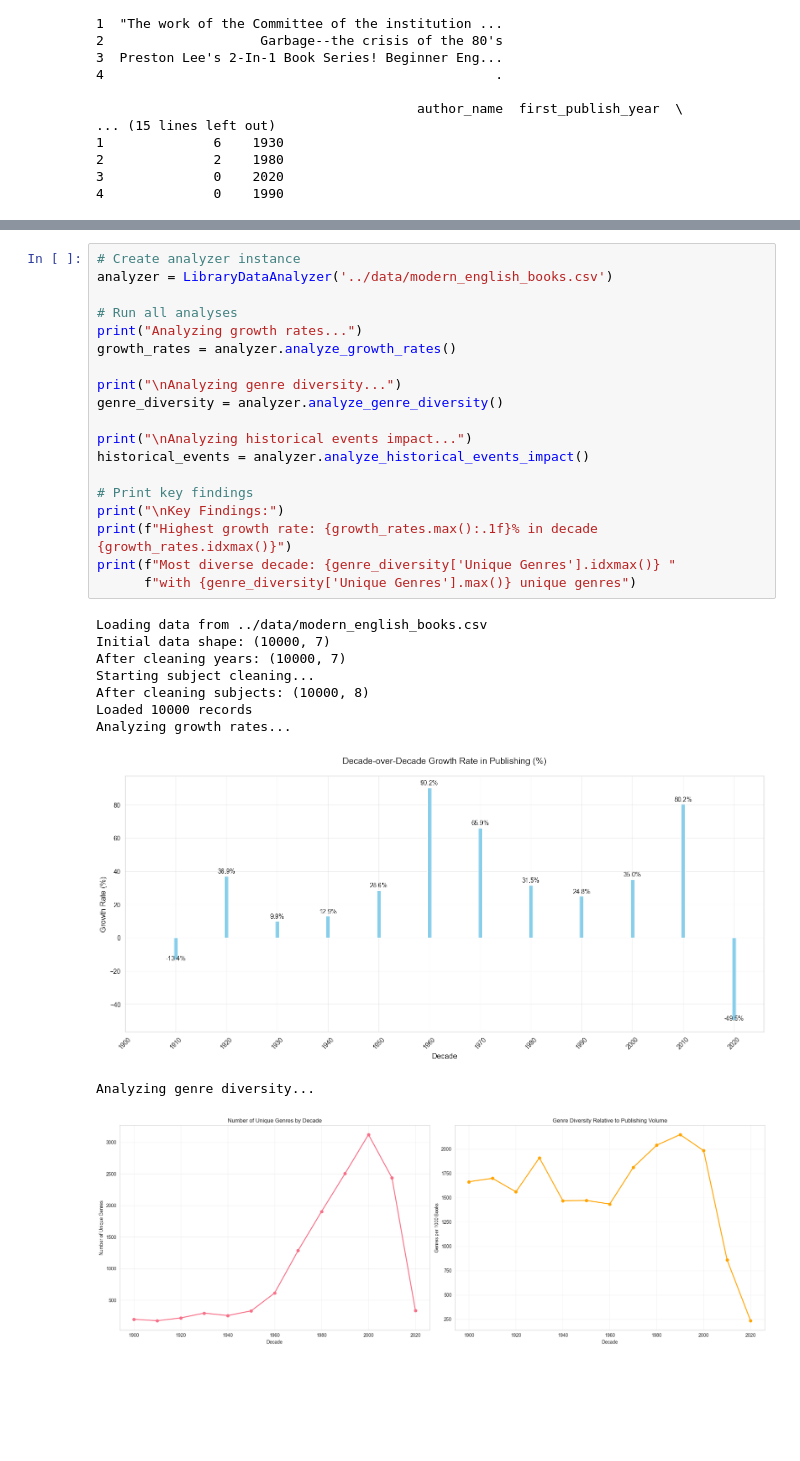
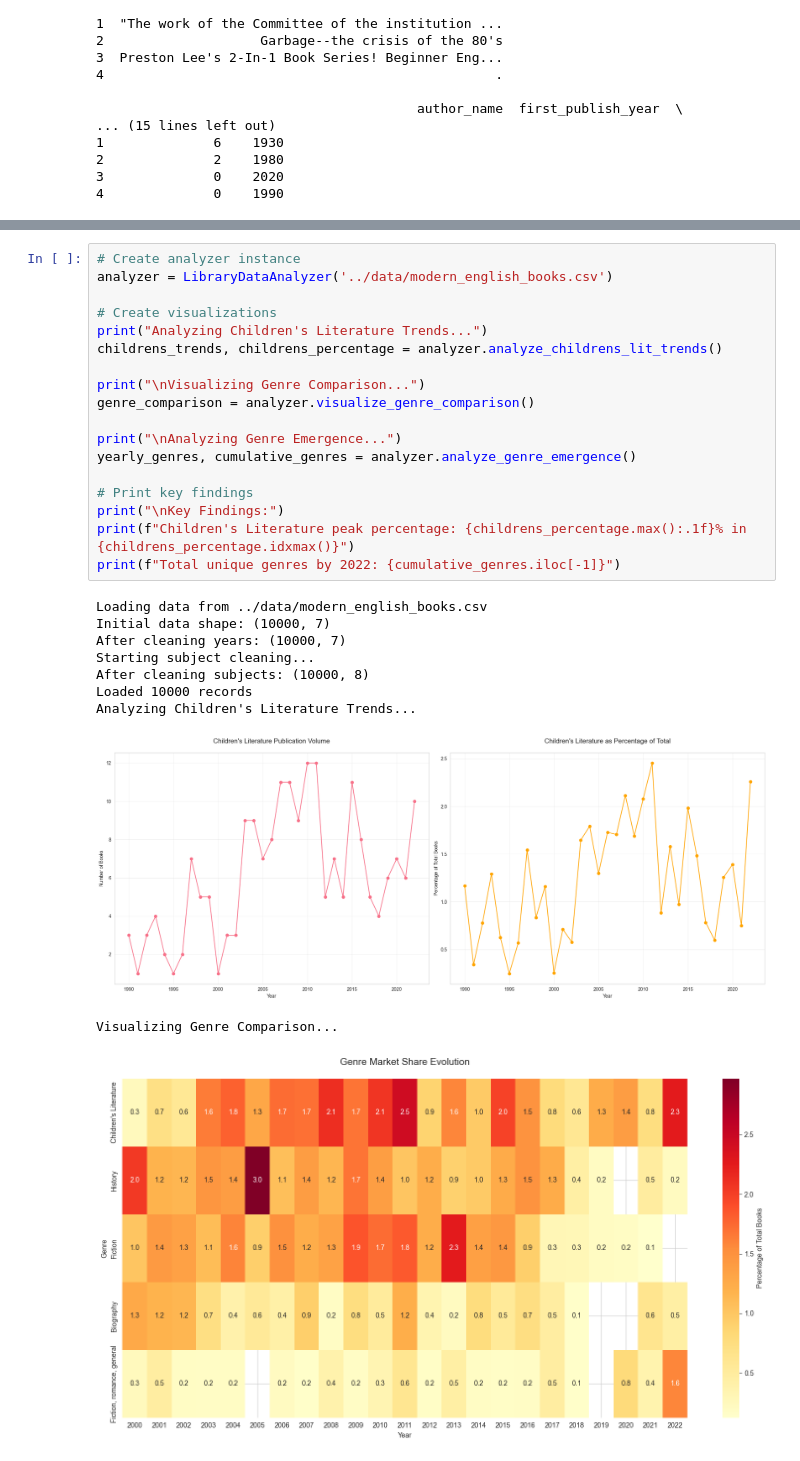
Before and after one commit to christiemegill/book_publishing_analysis, a Jupyter notebook: notebooks/publishing_evolution_analysis.ipynb, the cells around one changed output, grey strips where cells are left out. Cells and saved outputs as stored; diff of their text form; blank space fills up the shorter version.

```diff
--- a/notebooks/publishing_evolution_analysis.ipynb
+++ b/notebooks/publishing_evolution_analysis.ipynb
@@ -336,30 +308,29 @@ class LibraryDataAnalyzer:
 # %%
 # Create analyzer instance
 analyzer = LibraryDataAnalyzer('../data/modern_english_books.csv')
 
-# Run all analyses
-print("Analyzing growth rates...")
-growth_rates = analyzer.analyze_growth_rates()
+# Create visualizations
+print("Analyzing Children's Literature Trends...")
+childrens_trends, childrens_percentage = analyzer.analyze_childrens_lit_trends()
 
-print("\nAnalyzing genre diversity...")
-genre_diversity = analyzer.analyze_genre_diversity()
+print("\nVisualizing Genre Comparison...")
+genre_comparison = analyzer.visualize_genre_comparison()
 
-print("\nAnalyzing historical events impact...")
-historical_events = analyzer.analyze_historical_events_impact()
+print("\nAnalyzing Genre Emergence...")
+yearly_genres, cumulative_genres = analyzer.analyze_genre_emergence()
 
 # Print key findings
 print("\nKey Findings:")
-print(f"Highest growth rate: {growth_rates.max():.1f}% in decade {growth_rates.idxmax()}")
-print(f"Most diverse decade: {genre_diversity['Unique Genres'].idxmax()} "
-      f"with {genre_diversity['Unique Genres'].max()} unique genres")
+print(f"Children's Literature peak percentage: {childrens_percentage.max():.1f}% in {childrens_percentage.idxmax()}")
+print(f"Total unique genres by 2022: {cumulative_genres.iloc[-1]}")
 # %% [output]
 Loading data from ../data/modern_english_books.csv
 Initial data shape: (10000, 7)
 After cleaning years: (10000, 7)
 Starting subject cleaning...
 After cleaning subjects: (10000, 8)
 Loaded 10000 records
-Analyzing growth rates...
+Analyzing Children's Literature Trends...
-[figure, old version]
+[figure, new version]
-Analyzing genre diversity...
+Visualizing Genre Comparison...
-[figure, old version]
+[figure, new version]
```
Also changed, not shown: parts of 3 cells of this notebook.
